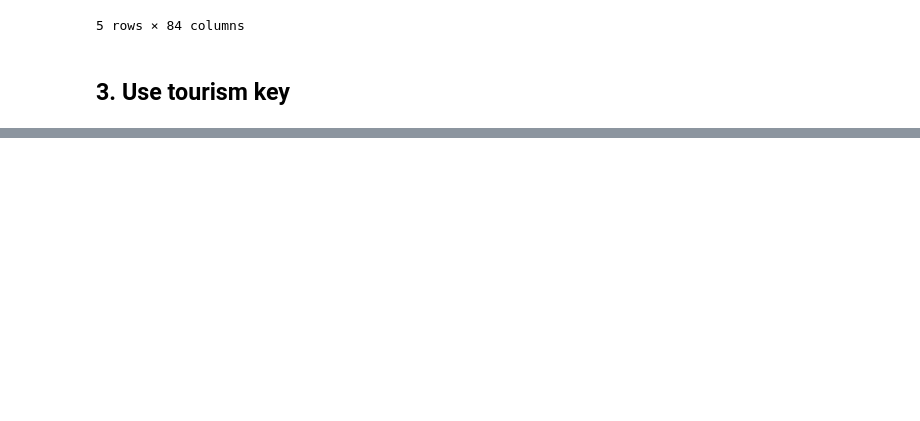
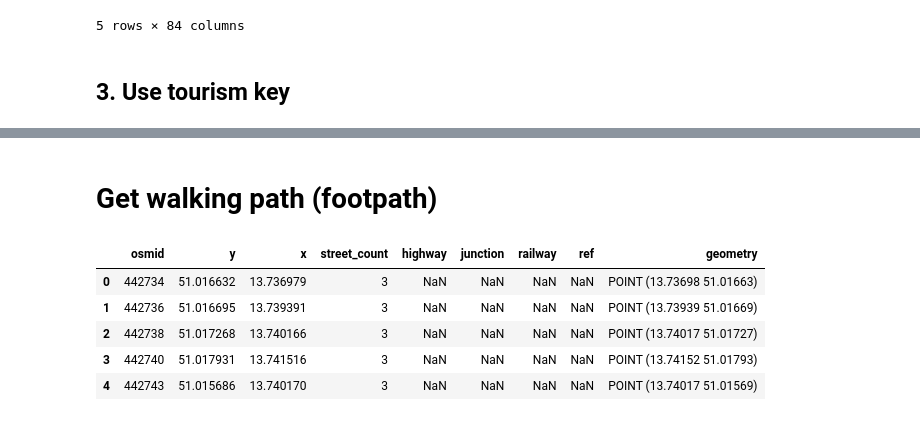
Before and after one commit to japanj/pugs-detection, a Jupyter notebook: notebooks/data_acquisition_osm.ipynb, the cells around one changed output, grey strips where cells are left out. Cells and saved outputs as stored; diff of their text form; code cells hidden in the pictures; blank space fills up the shorter version.

Commit message:
add walking path as one of criteria to classify public area

```diff
--- a/notebooks/data_acquisition_osm.ipynb
+++ b/notebooks/data_acquisition_osm.ipynb
@@ -276,2 +287,4 @@ poi_viewpoint_gdf.head()
 # %%
 poi_viewpoint_gdf.to_file("../data/raw/osm/amenity/poi_viewpoint_dresden.geojson", driver='GeoJSON')
+# %% [markdown]
+# Get walking path (footpath)
@@ -277,0 +298,9 @@ poi_viewpoint_gdf.to_file("../data/raw/osm/amenity/poi_viewpoint_dresden.geojson
+# %%
+footpath_nodes.head()
+# %% [output]
+|  | osmid | y | x | street_count | highway | junction | railway | ref | geometry |
+| 0 | 442734 | 51.016632 | 13.736979 | 3 | NaN | NaN | NaN | NaN | POINT (13.73698 51.01663) |
+| 1 | 442736 | 51.016695 | 13.739391 | 3 | NaN | NaN | NaN | NaN | POINT (13.73939 51.01669) |
+| 2 | 442738 | 51.017268 | 13.740166 | 3 | NaN | NaN | NaN | NaN | POINT (13.74017 51.01727) |
+| 3 | 442740 | 51.017931 | 13.741516 | 3 | NaN | NaN | NaN | NaN | POINT (13.74152 51.01793) |
+| 4 | 442743 | 51.015686 | 13.740170 | 3 | NaN | NaN | NaN | NaN | POINT (13.74017 51.01569) |
```
Also changed, not shown: parts of 11 cells of this notebook, 2 other files.
